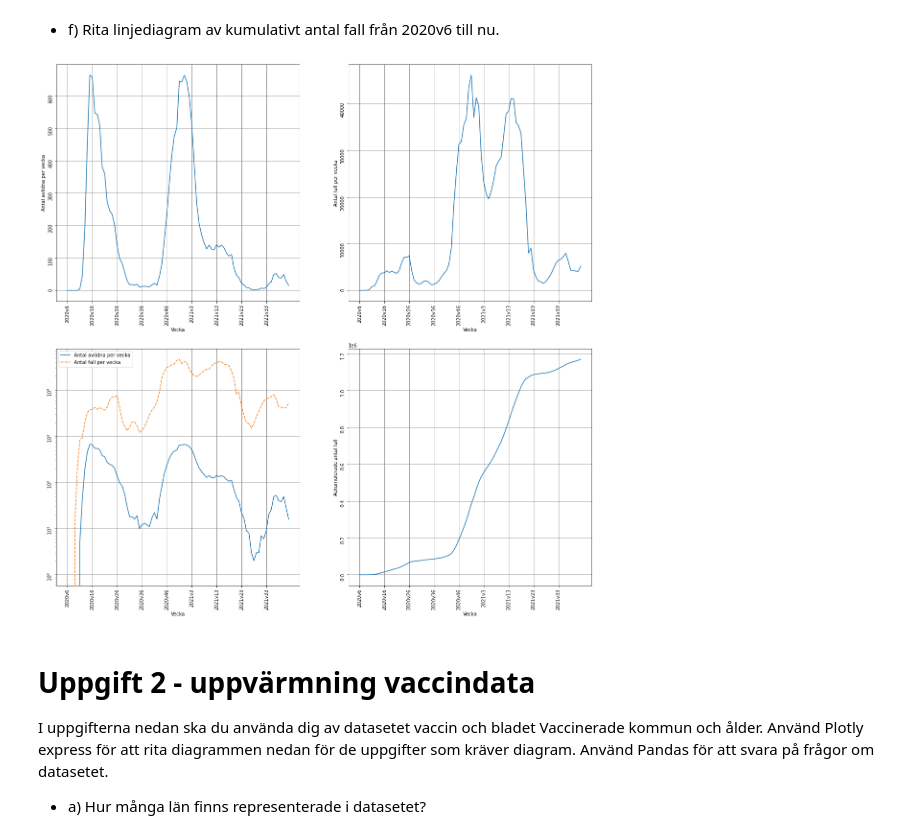
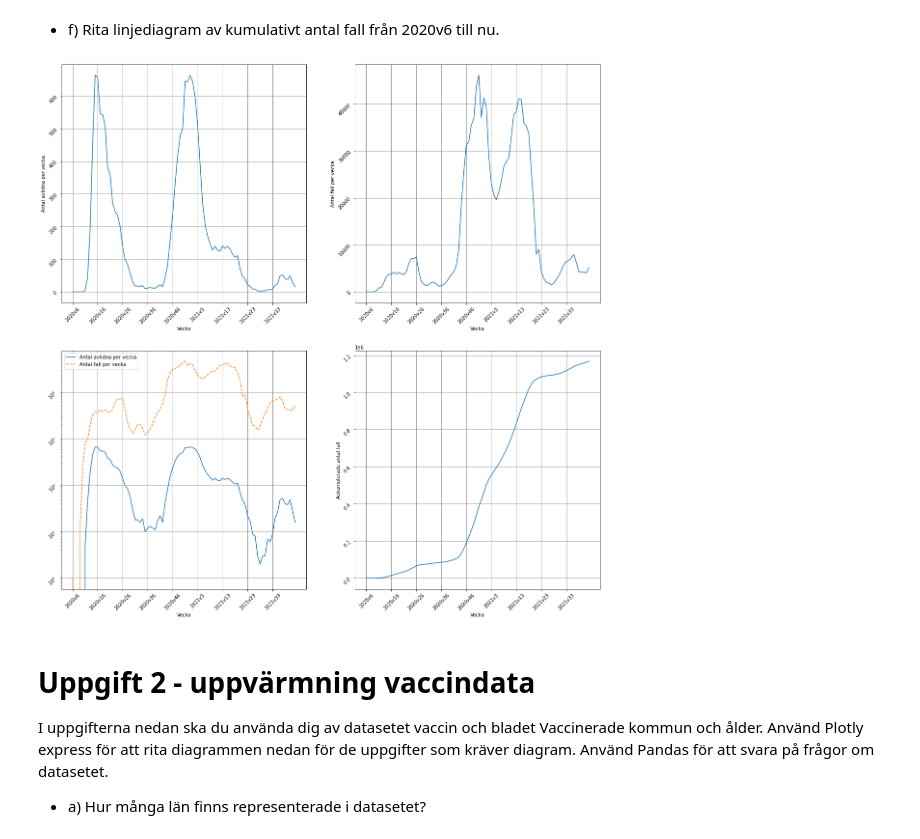
Before and after one commit to SamiFatmi/Databehandling-SAMI-FATMI, a Jupyter notebook: Labs/Labb 1/Labb 1.ipynb, the cells around one changed output. Drawn from its saved outputs; the diff is of its cells as text; code cells hidden in the pictures.

```diff
--- a/Labs/Labb 1/Labb 1.ipynb
+++ b/Labs/Labb 1/Labb 1.ipynb
@@ -160,23 +163,31 @@ fig.write_html("Visualiseringar/Upp1_f_Accumulated_weekly_new_cases_of_Covid19.h
 # %%
 # drawing everything with seaborn
 
+#creating the subplots and setting the figure sizes
 fig, ax = plt.subplots(2,2 , figsize=(20,20))
 fig.set_facecolor("white")
 
+#looping through the axes and changing the plot parameters
 for i in [0,1]:
     for j in [0,1]:
+        #chosing the show only every 10th value of the x axis values to avoid unreadable data
         ax[i][j].set_xticks(list(range(0,len(covid19["Vecka"]),10)))
-        ax[i][j].tick_params(rotation=90)
+        # tilting the tick values by 45 degrees
+        ax[i][j].tick_params(rotation=45)
+        #setting a gray grid
         ax[i][j].grid(color="gray")
 
+# plotting out all the axes using seaborn
 sns.lineplot(ax=ax[0,0], data =covid19 , x="Vecka", y="Antal avlidna per vecka")
 sns.lineplot(ax=ax[0,1], data =covid19 , x="Vecka", y="Antal fall per vecka")
+#for the next plot it's hard to see the difference between both lines, that's why we will make them logarithmic instead of linear
 sns.lineplot(ax=ax[1,0], data =covid19[["Vecka","Antal avlidna per vecka","Antal fall per vecka"]].set_index("Vecka",drop=True)).set_yscale("log")
 sns.lineplot(ax=ax[1,1], data =covid19 , x="Vecka", y="Ackumulerade antal fall")
 
+# saving the figure as a png
 fig.savefig("Visualiseringar/Upp1_c_to_f_all_graphs_sns.png")
 # %% [output]
-[figure, old version]
+[figure, new version]
 # %% [markdown]
 # Uppgift 2 - uppvärmning vaccindata
 I uppgifterna nedan ska du använda dig av datasetet vaccin och bladet Vaccinerade kommun och ålder. Använd Plotly express för att rita diagrammen nedan för de uppgifter som kräver diagram. Använd Pandas för att svara på frågor om datasetet.
```
Also changed, not shown: parts of 15 cells of this notebook, 3 other files.
